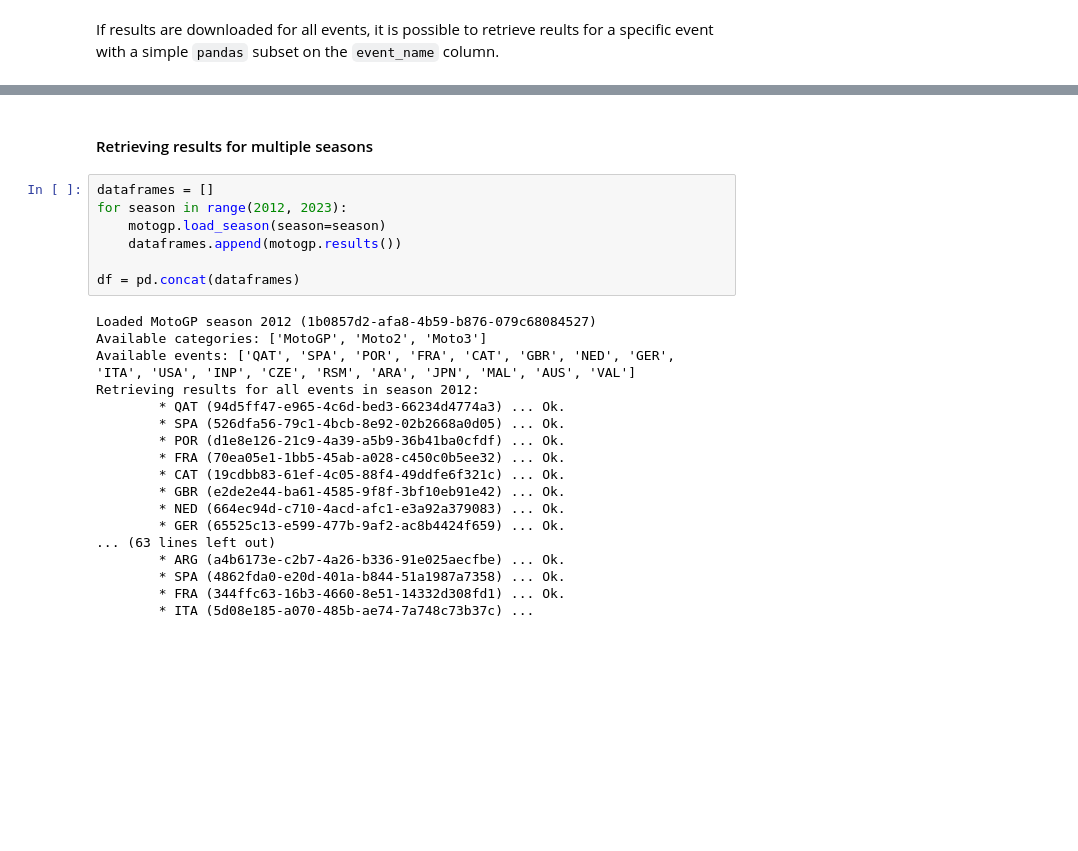
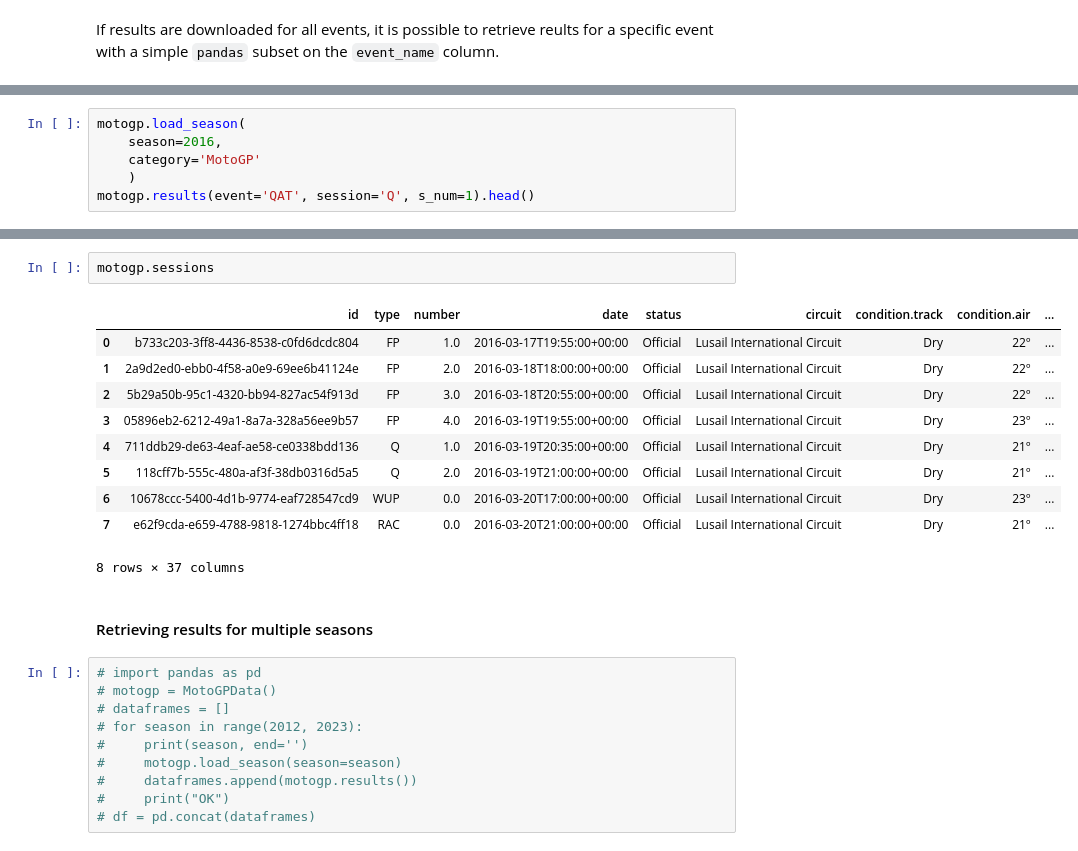
Before and after one commit to antobzzll/motogpdata, a Jupyter notebook: example.ipynb, the cells around one changed output, grey strips where cells are left out. Drawn from its saved outputs; the diff is of its cells as text; blank space fills up the shorter version.

```diff
--- a/example.ipynb
+++ b/example.ipynb
@@ -97,0 +92,6 @@ season_results[season_results['event_name'] == 'QAT']
+# %%
+motogp.load_season(
+    season=2016,
+    category='MotoGP'
+    )
+motogp.results(event='QAT', session='Q', s_num=1).head()
@@ -98,27 +111,25 @@ season_results[season_results['event_name'] == 'QAT']
+# %%
+motogp.sessions
+# %% [output]
+|  | id | type | number | date | status | circuit | condition.track | condition.air | ... |
+| 0 | b733c203-3ff8-4436-8538-c0fd6dcdc804 | FP | 1.0 | 2016-03-17T19:55:00+00:00 | Official | Lusail International Circuit | Dry | 22º | ... |
+| 1 | 2a9d2ed0-ebb0-4f58-a0e9-69ee6b41124e | FP | 2.0 | 2016-03-18T18:00:00+00:00 | Official | Lusail International Circuit | Dry | 22º | ... |
+| 2 | 5b29a50b-95c1-4320-bb94-827ac54f913d | FP | 3.0 | 2016-03-18T20:55:00+00:00 | Official | Lusail International Circuit | Dry | 22º | ... |
+| 3 | 05896eb2-6212-49a1-8a7a-328a56ee9b57 | FP | 4.0 | 2016-03-19T19:55:00+00:00 | Official | Lusail International Circuit | Dry | 23º | ... |
+| 4 | 711ddb29-de63-4eaf-ae58-ce0338bdd136 | Q | 1.0 | 2016-03-19T20:35:00+00:00 | Official | Lusail International Circuit | Dry | 21º | ... |
+| 5 | 118cff7b-555c-480a-af3f-38db0316d5a5 | Q | 2.0 | 2016-03-19T21:00:00+00:00 | Official | Lusail International Circuit | Dry | 21º | ... |
+| 6 | 10678ccc-5400-4d1b-9774-eaf728547cd9 | WUP | 0.0 | 2016-03-20T17:00:00+00:00 | Official | Lusail International Circuit | Dry | 23º | ... |
+| 7 | e62f9cda-e659-4788-9818-1274bbc4ff18 | RAC | 0.0 | 2016-03-20T21:00:00+00:00 | Official | Lusail International Circuit | Dry | 21º | ... |
+8 rows × 37 columns
 # %% [markdown]
 #### Retrieving results for multiple seasons
 # %%
-dataframes = []
-for season in range(2012, 2023):
-    motogp.load_season(season=season)
-    dataframes.append(motogp.results())
-
-df = pd.concat(dataframes)
+# import pandas as pd
+# motogp = MotoGPData()
+# dataframes = []
+# for season in range(2012, 2023):
+#     print(season, end='')
+#     motogp.load_season(season=season)
+#     dataframes.append(motogp.results())
+#     print("OK")
+# df = pd.concat(dataframes)
-# %% [output]
-Loaded MotoGP season 2012 (1b0857d2-afa8-4b59-b876-079c68084527)
-Available categories: ['MotoGP', 'Moto2', 'Moto3']
-Available events: ['QAT', 'SPA', 'POR', 'FRA', 'CAT', 'GBR', 'NED', 'GER', 'ITA', 'USA', 'INP', 'CZE', 'RSM', 'ARA', 'JPN', 'MAL', 'AUS', 'VAL']
-Retrieving results for all events in season 2012:
-        * QAT (94d5ff47-e965-4c6d-bed3-66234d4774a3) ... Ok.
-        * SPA (526dfa56-79c1-4bcb-8e92-02b2668a0d05) ... Ok.
-        * POR (d1e8e126-21c9-4a39-a5b9-36b41ba0cfdf) ... Ok.
-        * FRA (70ea05e1-1bb5-45ab-a028-c450c0b5ee32) ... Ok.
-        * CAT (19cdbb83-61ef-4c05-88f4-49ddfe6f321c) ... Ok.
-        * GBR (e2de2e44-ba61-4585-9f8f-3bf10eb91e42) ... Ok.
-        * NED (664ec94d-c710-4acd-afc1-e3a92a379083) ... Ok.
-        * GER (65525c13-e599-477b-9af2-ac8b4424f659) ... Ok.
-... (63 lines left out)
-        * ARG (a4b6173e-c2b7-4a26-b336-91e025aecfbe) ... Ok.
-        * SPA (4862fda0-e20d-401a-b844-51a1987a7358) ... Ok.
-        * FRA (344ffc63-16b3-4660-8e51-14332d308fd1) ... Ok.
-        * ITA (5d08e185-a070-485b-ae74-7a748c73b37c) ...
```
Also changed, not shown: parts of 6 cells of this notebook, 1 other file.
